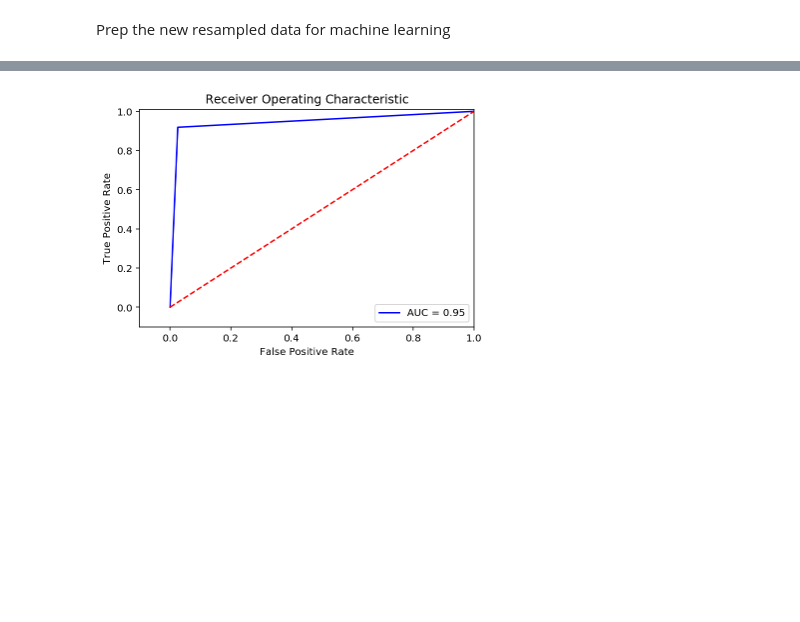
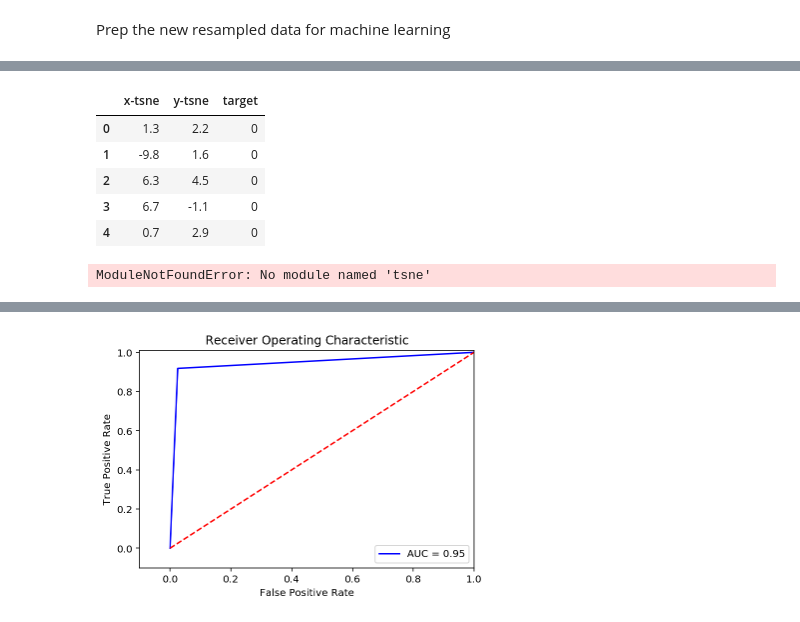
Before and after one commit to scheckley/kaggle_credit_fraud, a Jupyter notebook: scratch.ipynb, the cells around one changed output, grey strips where cells are left out. Saved outputs shown, nothing was run; the diff lists cells and outputs as text; code cells hidden in the pictures; blank space fills up the shorter version.

```diff
--- a/scratch.ipynb
+++ b/scratch.ipynb
@@ -179,3 +204,17 @@ X_train, X_test, y_train, y_test = train_test_split(X_resampled,y_resampled,test
+# %%
+df_tsne.head()
+# %% [output]
+|  | x-tsne | y-tsne | target |
+| 0 | 1.3 | 2.2 | 0 |
+| 1 | -9.8 | 1.6 | 0 |
+| 2 | 6.3 | 4.5 | 0 |
+| 3 | 6.7 | -1.1 | 0 |
+| 4 | 0.7 | 2.9 | 0 |
+# %%
+from tsne import bh_sne
+vis_data = bh_sne(X)
+# %% [output]
+ModuleNotFoundError: No module named 'tsne'
 # %%
 from sklearn.linear_model import LogisticRegression
 #from sklearn.cross_validation import KFold, cross_val_score
```
Also changed, not shown: parts of 13 cells of this notebook.
